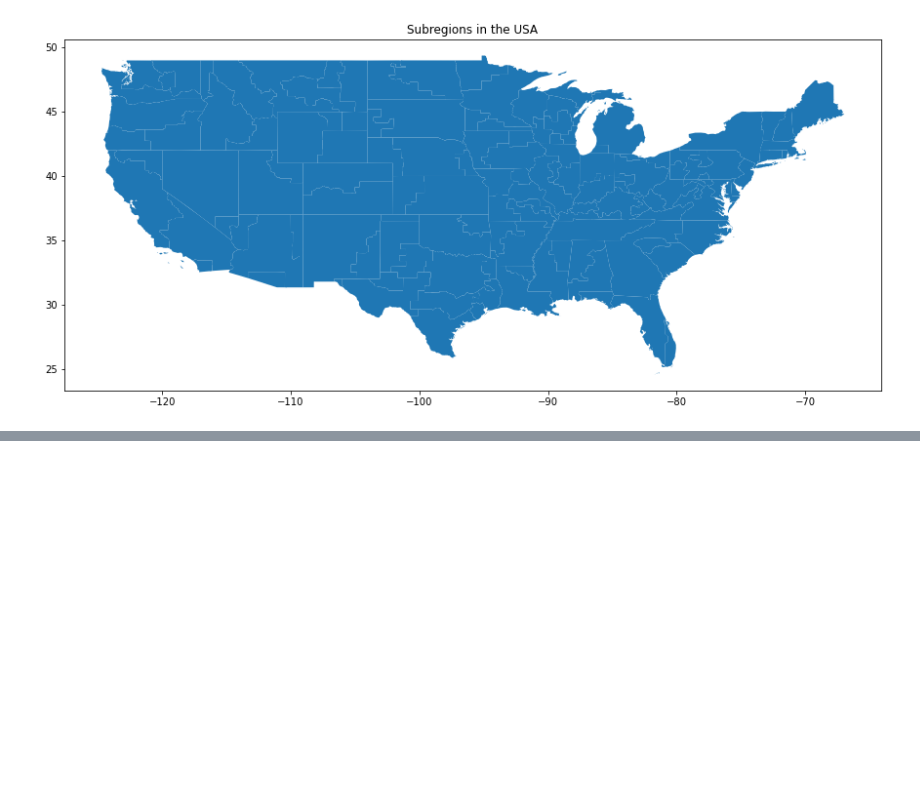
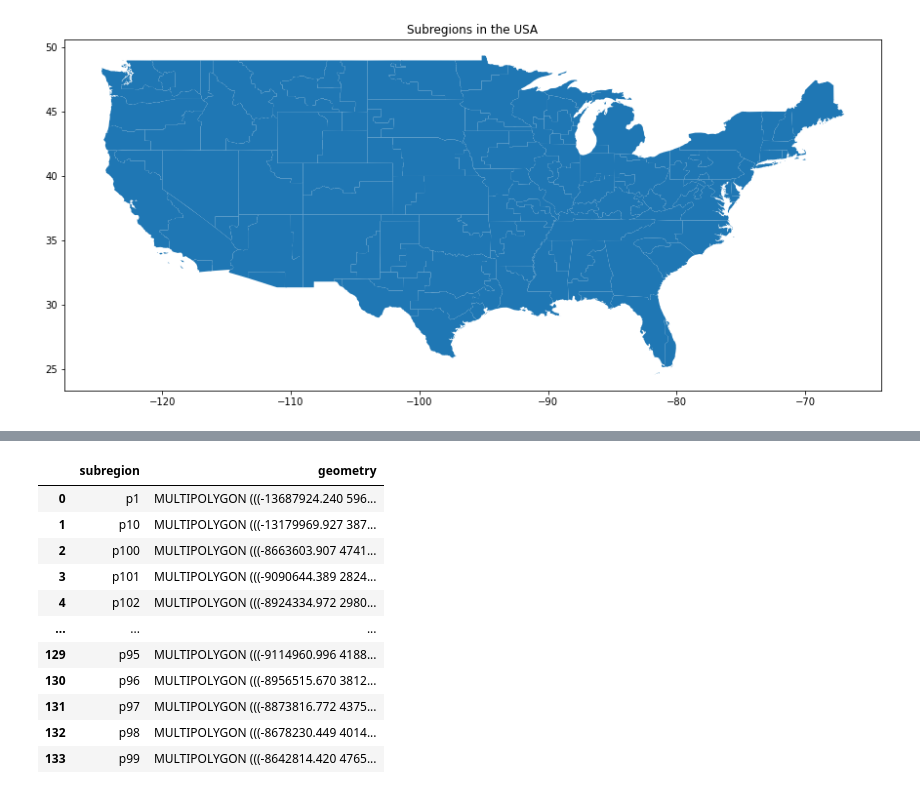
Before and after one commit to pandaanson/demand_prediction_with_weather, a Jupyter notebook: dash_with_map.ipynb, the cells around one changed output, grey strips where cells are left out. Drawn from its saved outputs; the diff is of its cells as text; code cells hidden in the pictures; blank space fills up the shorter version.

```diff
--- a/dash_with_map.ipynb
+++ b/dash_with_map.ipynb
@@ -196,0 +234,86 @@ state_to_ba_df
+# %%
+import dash
+from dash import html, dcc
+from dash.dependencies import Input, Output
+import plotly.graph_objects as go
+import geopandas as gpd
+import pandas as pd
+import plotly.express as px
+import json
+import numpy as np
+import os
+from shapely.geometry import Point
+from shapely import wkt
+# Process the 'reeds_ba_list' column to expand the sets into individual rows, keeping 'state' intact
+
+current_directory = os.getcwd()
+
+# Construct the path to your resources folder dynamically
+data_path = os.path.join(current_directory, 'web_page_data')
+
+
+# Define paths for the GeoJSON files
+country_geojson_path = os.path.join(data_path, 'country_centroids.csv')
+state_geojson_path = os.path.join(data_path, 'state_centroids.csv')
+rb_geojson_path = os.path.join(data_path, 'rb_centroids.csv')
+
+
+# Use pandas to read the CSV files
+country_centroids_df = pd.read_csv(country_geojson_path)
+state_centroids_df = pd.read_csv(state_geojson_path)
+rb_centroids_df = pd.read_csv(rb_geojson_path)
+
+# Function to convert a DataFrame with 'lon' and 'lat' columns to a GeoDataFrame
+def df_to_gdf(df):
+    # Create a GeoSeries from the 'lon' and 'lat' columns
+    geometry = [Point(xy) for xy in zip(df.lon, df.lat)]
+    gdf = gpd.GeoDataFrame(df, geometry=geometry, crs="EPSG:4326")
+    return gdf
+
+# Convert the DataFrames to GeoDataFrames
+gdf_country_centroids = df_to_gdf(country_centroids_df)
+gdf_state_centroids = df_to_gdf(state_centroids_df)
+gdf_rb_centroids = df_to_gdf(rb_centroids_df)
+# Read geometries and centroids GeoJSON files using GeoPandas
+# Paths to the CSV files
+country_geometry_path = os.path.join(data_path, 'country.csv')
+state_geometry_path = os.path.join(data_path, 'state.csv')
+rb_geometry_path = os.path.join(data_path, 'rb.csv')
+
+# Read CSV files
+df_country = pd.read_csv(country_geometry_path)
+df_state = pd.read_csv(state_geometry_path)
+df_rb = pd.read_csv(rb_geometry_path)
+
+# # Convert WKT strings to geometrical objects
+# df_country['geometry'] = df_country['geometry'].apply(wkt.loads)
+# df_state['geometry'] = df_state['geometry'].apply(wkt.loads)
+# df_rb['geometry'] = df_rb['geometry'].apply(wkt.loads)
+
+# Transform DataFrames into GeoDataFrames
+gdf_country = gpd.GeoDataFrame(df_country, geometry=gpd.GeoSeries.from_wkt(df_country['WKT'])).reset_index()
+gdf_state  = gpd.GeoDataFrame(df_state , geometry=gpd.GeoSeries.from_wkt(df_state['WKT'])).reset_index()
+gdf_subregion  = gpd.GeoDataFrame(df_rb , geometry=gpd.GeoSeries.from_wkt(df_rb['WKT'])).drop_duplicates()
+
+gdf_country = gdf_country[['country','geometry']]
+gdf_state = gdf_state[['state','geometry']]
+gdf_subregion['subregion']=gdf_subregion['rb']
+gdf_subregion=gdf_subregion[['subregion','geometry']]
+# Convert each GeoDataFrame to GeoJSON for use in Plotly
+geojson_country = json.loads(gdf_country.to_json())
+geojson_state = json.loads(gdf_state.to_json())
+geojson_subregion = json.loads(gdf_subregion.to_json())
+gdf_subregion
+# %% [output]
+|  | subregion | geometry |
+| 0 | p1 | MULTIPOLYGON (((-13687924.240 596... |
+| 1 | p10 | MULTIPOLYGON (((-13179969.927 387... |
+| 2 | p100 | MULTIPOLYGON (((-8663603.907 4741... |
+| 3 | p101 | MULTIPOLYGON (((-9090644.389 2824... |
+| 4 | p102 | MULTIPOLYGON (((-8924334.972 2980... |
+| ... | ... | ... |
+| 129 | p95 | MULTIPOLYGON (((-9114960.996 4188... |
+| 130 | p96 | MULTIPOLYGON (((-8956515.670 3812... |
+| 131 | p97 | MULTIPOLYGON (((-8873816.772 4375... |
+| 132 | p98 | MULTIPOLYGON (((-8678230.449 4014... |
+| 133 | p99 | MULTIPOLYGON (((-8642814.420 4765... |
```
Also changed, not shown: parts of 17 cells of this notebook, 13 other files.
